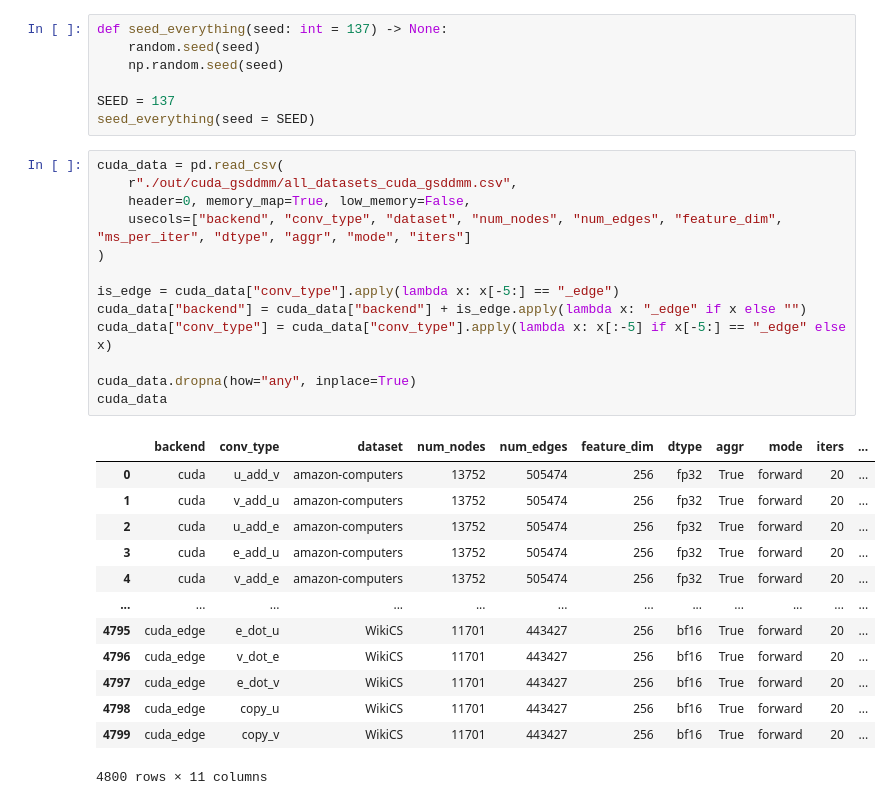
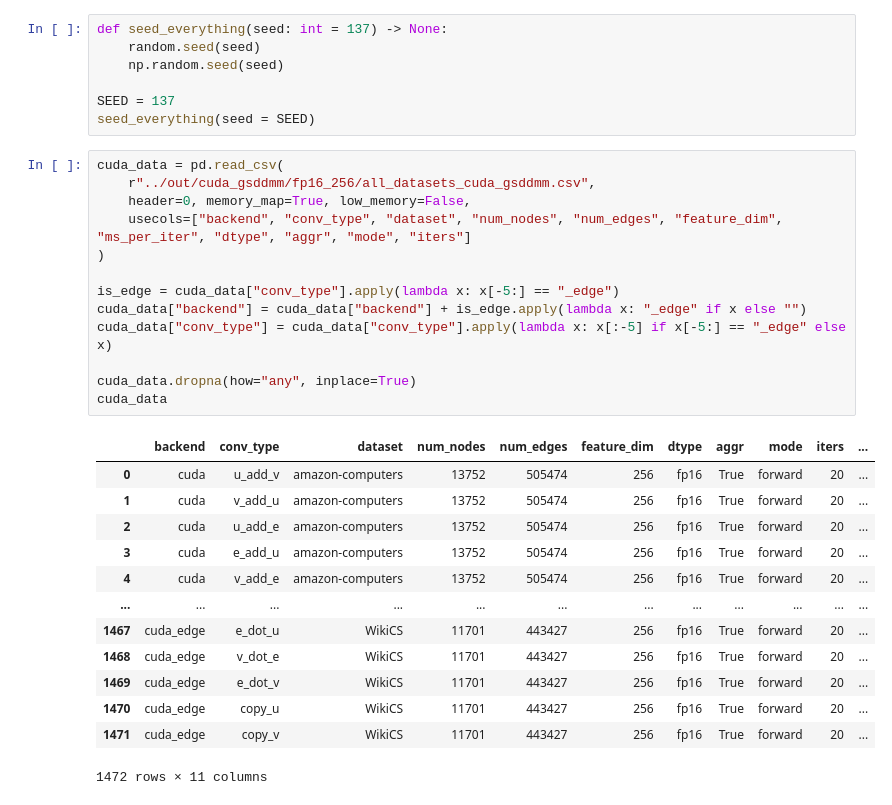
Before and after one commit to Abusagit/Turbo-GNN, a Jupyter notebook: scripts/analysis.ipynb, the cells around one changed output. Cells and saved outputs as stored; diff of their text form.

```diff
--- a/scripts/analysis.ipynb
+++ b/scripts/analysis.ipynb
@@ -24,30 +24,30 @@ SEED = 137
 seed_everything(seed = SEED)
 # %%
 cuda_data = pd.read_csv(
-    r"./out/cuda_gsddmm/all_datasets_cuda_gsddmm.csv",
+    r"../out/cuda_gsddmm/fp16_256/all_datasets_cuda_gsddmm.csv",
     header=0, memory_map=True, low_memory=False,
     usecols=["backend", "conv_type", "dataset", "num_nodes", "num_edges", "feature_dim", "ms_per_iter", "dtype", "aggr", "mode", "iters"]
 )
 
 is_edge = cuda_data["conv_type"].apply(lambda x: x[-5:] == "_edge")
 cuda_data["backend"] = cuda_data["backend"] + is_edge.apply(lambda x: "_edge" if x else "")
 cuda_data["conv_type"] = cuda_data["conv_type"].apply(lambda x: x[:-5] if x[-5:] == "_edge" else x)
 
 cuda_data.dropna(how="any", inplace=True)
 cuda_data
 # %% [output]
 |  | backend | conv_type | dataset | num_nodes | num_edges | feature_dim | dtype | aggr | mode | iters | ... |
-| 0 | cuda | u_add_v | amazon-computers | 13752 | 505474 | 256 | fp32 | True | forward | 20 | ... |
-| 1 | cuda | v_add_u | amazon-computers | 13752 | 505474 | 256 | fp32 | True | forward | 20 | ... |
-| 2 | cuda | u_add_e | amazon-computers | 13752 | 505474 | 256 | fp32 | True | forward | 20 | ... |
-| 3 | cuda | e_add_u | amazon-computers | 13752 | 505474 | 256 | fp32 | True | forward | 20 | ... |
-| 4 | cuda | v_add_e | amazon-computers | 13752 | 505474 | 256 | fp32 | True | forward | 20 | ... |
+| 0 | cuda | u_add_v | amazon-computers | 13752 | 505474 | 256 | fp16 | True | forward | 20 | ... |
+| 1 | cuda | v_add_u | amazon-computers | 13752 | 505474 | 256 | fp16 | True | forward | 20 | ... |
+| 2 | cuda | u_add_e | amazon-computers | 13752 | 505474 | 256 | fp16 | True | forward | 20 | ... |
+| 3 | cuda | e_add_u | amazon-computers | 13752 | 505474 | 256 | fp16 | True | forward | 20 | ... |
+| 4 | cuda | v_add_e | amazon-computers | 13752 | 505474 | 256 | fp16 | True | forward | 20 | ... |
 | ... | ... | ... | ... | ... | ... | ... | ... | ... | ... | ... | ... |
-| 4795 | cuda_edge | e_dot_u | WikiCS | 11701 | 443427 | 256 | bf16 | True | forward | 20 | ... |
-| 4796 | cuda_edge | v_dot_e | WikiCS | 11701 | 443427 | 256 | bf16 | True | forward | 20 | ... |
-| 4797 | cuda_edge | e_dot_v | WikiCS | 11701 | 443427 | 256 | bf16 | True | forward | 20 | ... |
-| 4798 | cuda_edge | copy_u | WikiCS | 11701 | 443427 | 256 | bf16 | True | forward | 20 | ... |
-| 4799 | cuda_edge | copy_v | WikiCS | 11701 | 443427 | 256 | bf16 | True | forward | 20 | ... |
+| 1467 | cuda_edge | e_dot_u | WikiCS | 11701 | 443427 | 256 | fp16 | True | forward | 20 | ... |
+| 1468 | cuda_edge | v_dot_e | WikiCS | 11701 | 443427 | 256 | fp16 | True | forward | 20 | ... |
+| 1469 | cuda_edge | e_dot_v | WikiCS | 11701 | 443427 | 256 | fp16 | True | forward | 20 | ... |
+| 1470 | cuda_edge | copy_u | WikiCS | 11701 | 443427 | 256 | fp16 | True | forward | 20 | ... |
+| 1471 | cuda_edge | copy_v | WikiCS | 11701 | 443427 | 256 | fp16 | True | forward | 20 | ... |
-4800 rows × 11 columns
+1472 rows × 11 columns
 # %%
 dgl_data = pd.read_csv(
```
Also changed, not shown: parts of 7 cells of this notebook, 2 other files.
